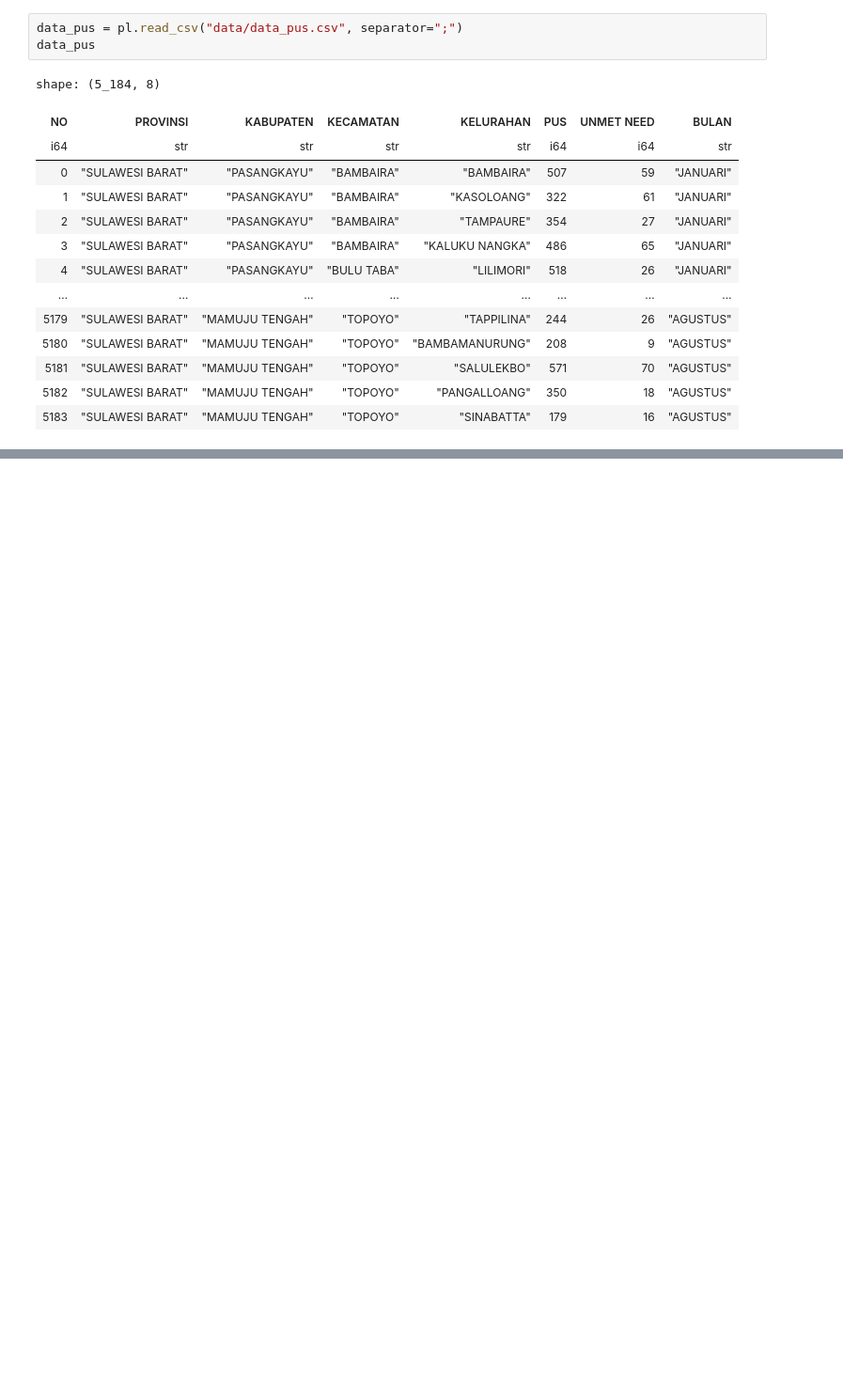
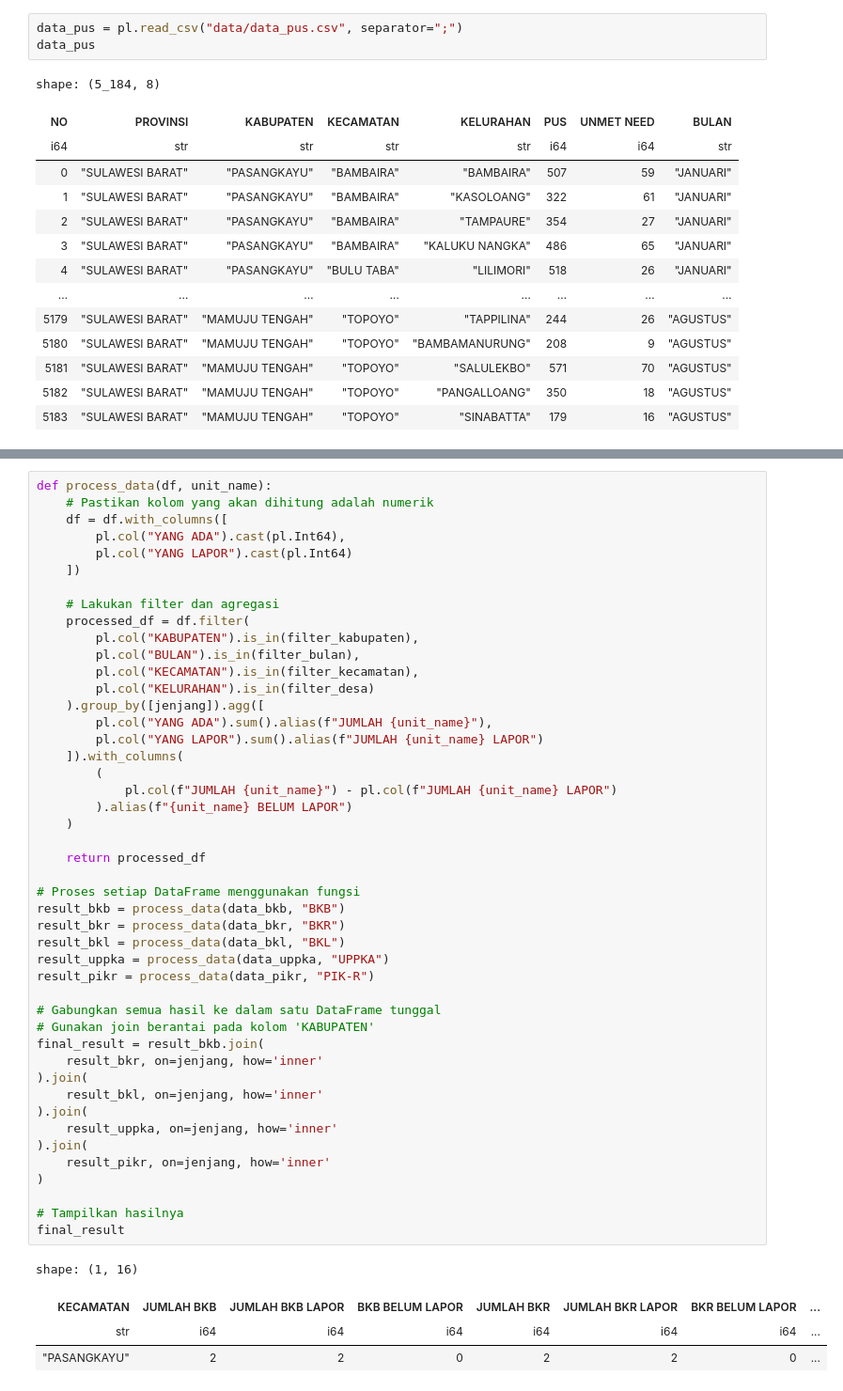
Before and after one commit to pokja0/profil_desa_py, a Jupyter notebook: altair_krs.ipynb, the cells around one changed output, grey strips where cells are left out. Shown: that part at 94% size. Saved outputs shown, nothing was run; the diff lists cells and outputs as text; blank space fills up the shorter version.

```diff
--- a/altair_krs.ipynb
+++ b/altair_krs.ipynb
@@ -435,0 +488,51 @@ shape: (5_184, 17)
+# %%
+def process_data(df, unit_name):
+    # Pastikan kolom yang akan dihitung adalah numerik
+    df = df.with_columns([
+        pl.col("YANG ADA").cast(pl.Int64),
+        pl.col("YANG LAPOR").cast(pl.Int64)
+    ])
+
+    # Lakukan filter dan agregasi
+    processed_df = df.filter(
+        pl.col("KABUPATEN").is_in(filter_kabupaten),
+        pl.col("BULAN").is_in(filter_bulan),
+        pl.col("KECAMATAN").is_in(filter_kecamatan),
+        pl.col("KELURAHAN").is_in(filter_desa)
+    ).group_by([jenjang]).agg([
+        pl.col("YANG ADA").sum().alias(f"JUMLAH {unit_name}"),
+        pl.col("YANG LAPOR").sum().alias(f"JUMLAH {unit_name} LAPOR")
+    ]).with_columns(
+        (
+            pl.col(f"JUMLAH {unit_name}") - pl.col(f"JUMLAH {unit_name} LAPOR")
+        ).alias(f"{unit_name} BELUM LAPOR")
+    )
+
+    return processed_df
+
+# Proses setiap DataFrame menggunakan fungsi
+result_bkb = process_data(data_bkb, "BKB")
+result_bkr = process_data(data_bkr, "BKR")
+result_bkl = process_data(data_bkl, "BKL")
+result_uppka = process_data(data_uppka, "UPPKA")
+result_pikr = process_data(data_pikr, "PIK-R")
+
+# Gabungkan semua hasil ke dalam satu DataFrame tunggal
+# Gunakan join berantai pada kolom 'KABUPATEN'
+final_result = result_bkb.join(
+    result_bkr, on=jenjang, how='inner'
+).join(
+    result_bkl, on=jenjang, how='inner'
+).join(
+    result_uppka, on=jenjang, how='inner'
+).join(
+    result_pikr, on=jenjang, how='inner'
+)
+
+# Tampilkan hasilnya
+final_result
+# %% [output]
+shape: (1, 16)
+| KECAMATAN | JUMLAH BKB | JUMLAH BKB LAPOR | BKB BELUM LAPOR | JUMLAH BKR | JUMLAH BKR LAPOR | BKR BELUM LAPOR | ... |
+| str | i64 | i64 | i64 | i64 | i64 | i64 | ... |
+| "PASANGKAYU" | 2 | 2 | 0 | 2 | 2 | 0 | ... |
```
Also changed, not shown: parts of 8 cells of this notebook, 10 other files.
